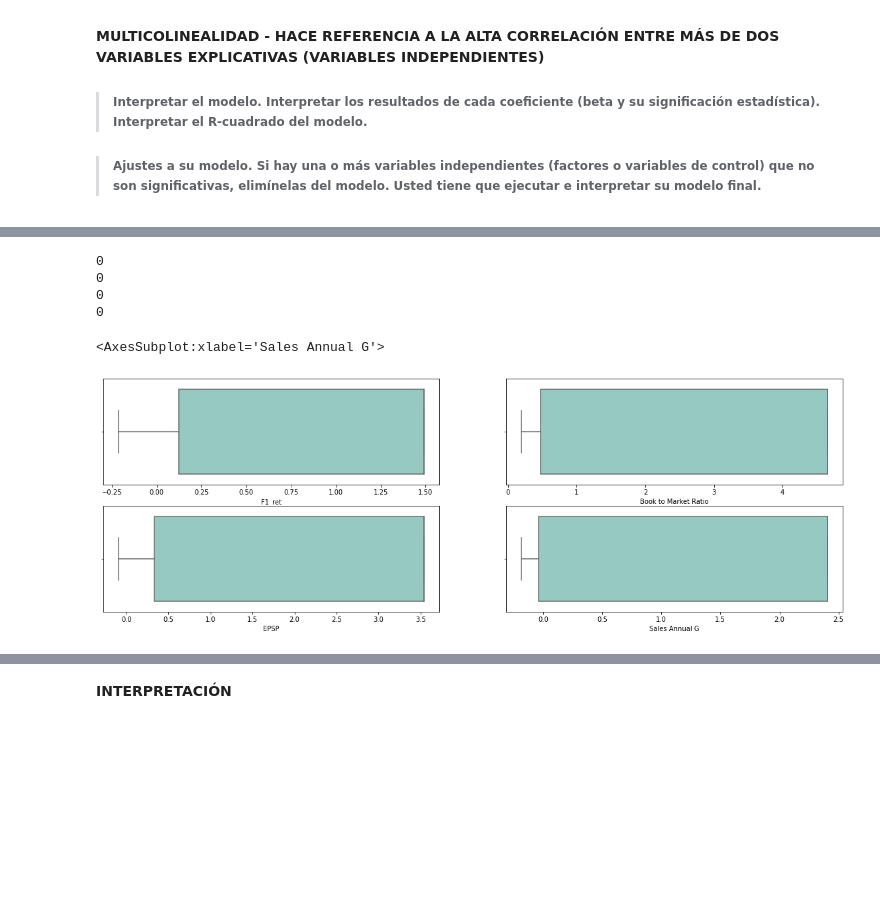
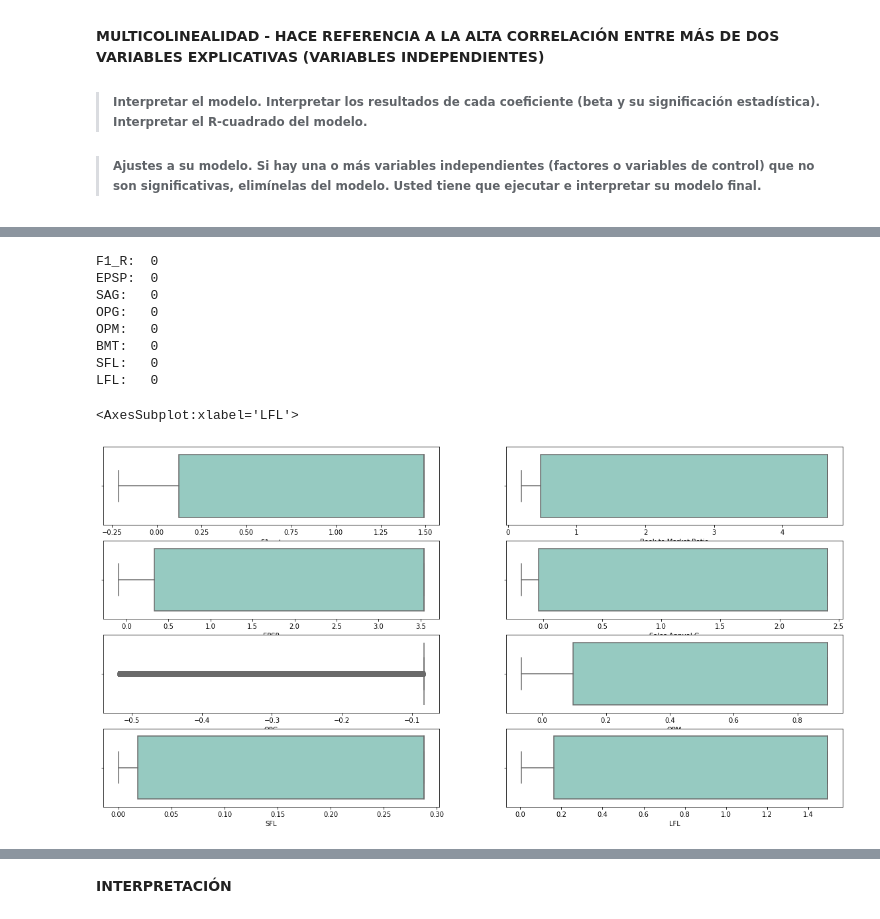
Before and after one commit to AnHrt/StatisticsII, a Jupyter notebook: Statistics/A01369984_BCase.ipynb, the cells around one changed output, grey strips where cells are left out. Saved outputs shown, nothing was run; the diff lists cells and outputs as text; code cells hidden in the pictures; blank space fills up the shorter version.

```diff
--- a/Statistics/A01369984_BCase.ipynb
+++ b/Statistics/A01369984_BCase.ipynb
@@ -679,3 +680,27 @@ Usted tiene que controlar para la industria y el tamaño de la firma. Para contr
 import statsmodels.api as sm
 from scipy.stats.mstats import winsorize
 from statsmodels.stats.outliers_influence import variance_inflation_factor
+# %%
+# Earning per share:
+US_Firms["EPSP"] = US_Firms['Net Income'] / US_Firms["sharesoutstanding"]
+
+# Sales annual growth
+US_Firms["Sales Annual G"] = (US_Firms["revenue"] / (US_Firms["revenue"].shift(-4)))-1
+
+# Operating profit growth
+US_Firms["OPG"] = (US_Firms["Operating Profit"] / (US_Firms["Operating Profit"].shift(-4)))-1
+
+# Book to market ratio
+US_Firms["Book to Market Ratio"] = US_Firms["Book Value of the Firms"] / US_Firms["Market Value"]
+
+# Short financial leverage
+US_Firms["SFL"] = US_Firms["shortdebt"] / US_Firms["totalassets"]
+
+# Long financial leverage
+US_Firms["LFL"] = US_Firms["longdebt"] / US_Firms["totalassets"]
+
+# To classify by size
+US_Firms.sort_values("Market Value").groupby("q")
+US_Firms["size"] = pd.cut(US_Firms["Market Value"], bins=3, labels = ["small","medium","big"])
+
+US_Firms.head(0)
@@ -691,27 +748,45 @@ masked_array(data=[0.37618763, 0.48321566, 0.42599138, ..., 0.4340675 ,
        fill_value=1e+20)
 # %%
 # Verificar valores nulos
-print(US_Firms["F1_ret"].isnull().sum())
-print(US_Firms["EPSP"].isnull().sum())
-print(US_Firms["Sales Annual G"].isnull().sum())
-print(US_Firms["Book to Market Ratio"].isnull().sum())
+print("F1_R: ",US_Firms["F1_ret"].isnull().sum())
+print("EPSP: ",US_Firms["EPSP"].isnull().sum())
+print("SAG:  ",US_Firms["Sales Annual G"].isnull().sum())
+print("OPG:  ",US_Firms["OPG"].isnull().sum())
+print("OPM:  ",US_Firms["OPM"].isnull().sum())
+print("BMT:  ",US_Firms["Book to Market Ratio"].isnull().sum())
+print("SFL:  ",US_Firms["SFL"].isnull().sum())
+print("LFL:  ",US_Firms["LFL"].isnull().sum())
 # %% [output]
-0
-0
-0
-0
+F1_R:  0
+EPSP:  0
+SAG:   0
+OPG:   0
+OPM:   0
+BMT:   0
+SFL:   0
+LFL:   0
 # %%
+# Graficas de valores
 fig = plt.figure(figsize=(20, 10))
 
-ax1 = fig.add_subplot(321)
-ax2 = fig.add_subplot(322)
-ax3 = fig.add_subplot(323)
-ax4 = fig.add_subplot(324)
+ax1 = fig.add_subplot(421)
+ax2 = fig.add_subplot(422)
+ax3 = fig.add_subplot(423)
+ax4 = fig.add_subplot(424)
+ax5 = fig.add_subplot(425)
+ax6 = fig.add_subplot(426)
+ax7 = fig.add_subplot(427)
+ax8 = fig.add_subplot(428)
+
 sns.boxplot(x="F1_ret",data=US_Firms,palette='Set3',ax=ax1)
 sns.boxplot(x="Book to Market Ratio",data=US_Firms,palette='Set3',ax=ax2)
 sns.boxplot(x="EPSP",data=US_Firms,palette='Set3',ax=ax3)
 sns.boxplot(x="Sales Annual G",data=US_Firms, palette='Set3',ax=ax4)
+sns.boxplot(x="OPG",data=US_Firms, palette='Set3',ax=ax5)
+sns.boxplot(x="OPM",data=US_Firms, palette='Set3',ax=ax6)
+sns.boxplot(x="SFL",data=US_Firms, palette='Set3',ax=ax7)
+sns.boxplot(x="LFL",data=US_Firms, palette='Set3',ax=ax8)
 # %% [output]
-<AxesSubplot:xlabel='Sales Annual G'>
+<AxesSubplot:xlabel='LFL'>
-[figure, old version]
+[figure, new version]
 # %%
```
Also changed, not shown: parts of 14 cells of this notebook.
